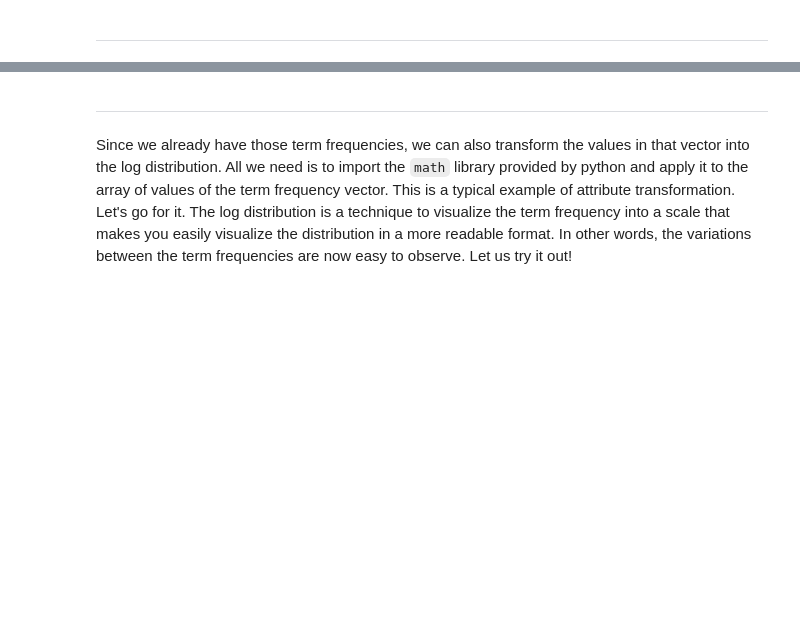
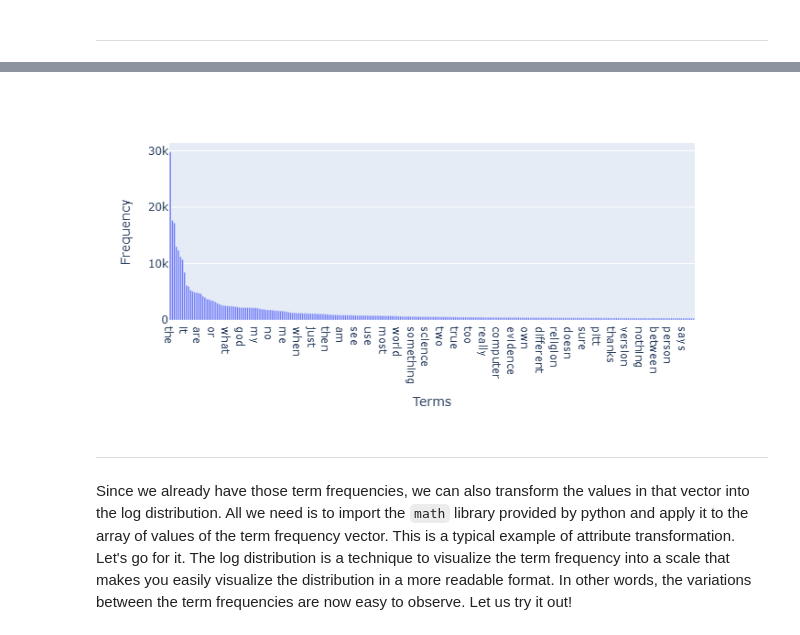
Before and after one commit to MigzAvila/DM2025-Lab1-Exercise, a Jupyter notebook: DM2025-Lab1-Master.ipynb, the cells around one changed output, grey strips where cells are left out. Drawn from its saved outputs; the diff is of its cells as text; code cells hidden in the pictures; blank space fills up the shorter version.

```diff
--- a/DM2025-Lab1-Master.ipynb
+++ b/DM2025-Lab1-Master.ipynb
@@ -1275,3 +1270,23 @@ Additionally, you can attempt to sort the terms on the `x-axis` by frequency ins
+# %%
+# Answer here
+terms = count_vect.get_feature_names_out()
+freqs = term_frequencies
+
+# only keep terms with frequency > 300 (common terms)
+terms_f = []
+freqs_f = []
+for i in range(len(terms)):
+    if freqs[i] > 300:
+        terms_f.append(terms[i])
+        freqs_f.append(freqs[i])
+
+df = pd.DataFrame({"Terms": terms_f, "Frequency": freqs_f})
+
+df.sort_values(by="Frequency", ascending=False, inplace=True)
+fig = px.bar(df, y="Frequency", x="Terms", orientation="v")
+fig.show()
+# %% [output]
+[figure, added]
 # %% [markdown]
 ---
 # %% [markdown]
```
Also changed, not shown: parts of 5 cells of this notebook.
